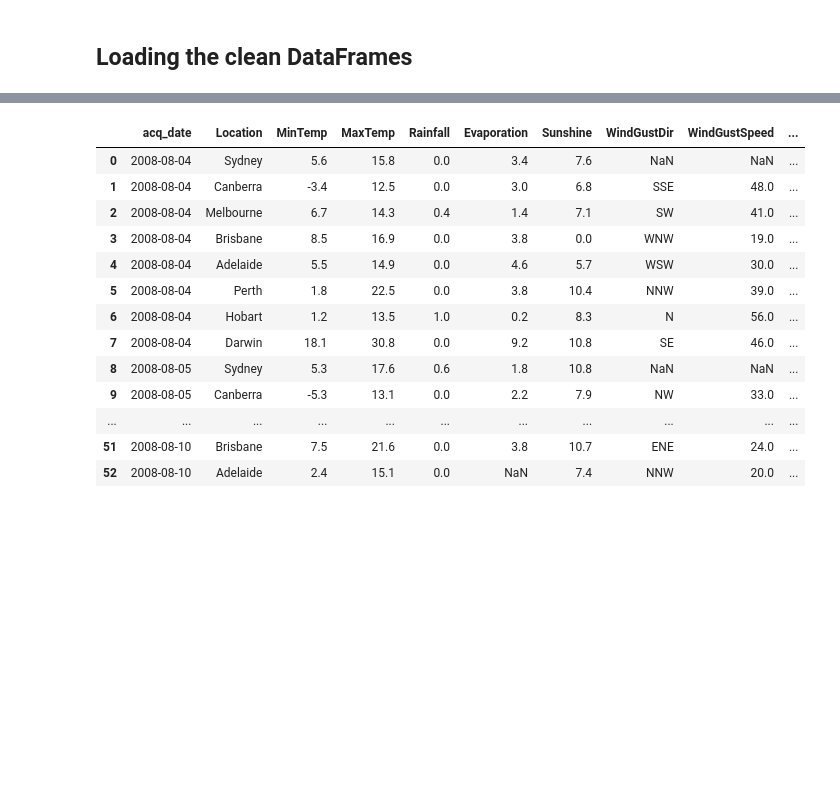
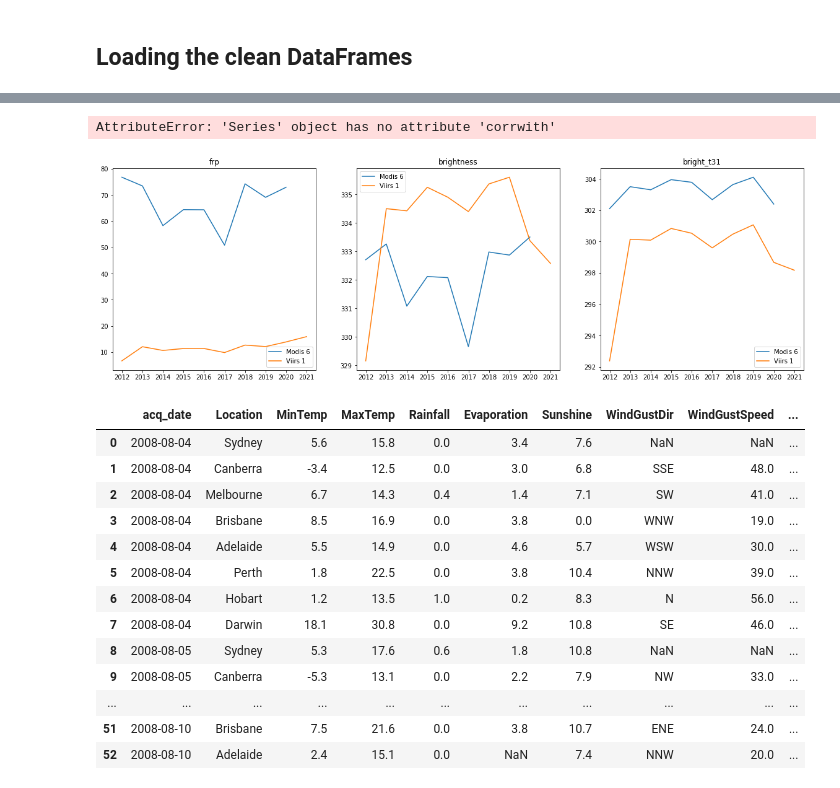
Before and after one commit to johannas/AustralienFiresFromSpace_Schoeggl_Vorauer, a Jupyter notebook: Notebooks/eda-Copy1.ipynb, the cells around one changed output, grey strips where cells are left out. Cells and saved outputs as stored; diff of their text form; code cells hidden in the pictures; blank space fills up the shorter version.

```diff
--- a/Notebooks/eda-Copy1.ipynb
+++ b/Notebooks/eda-Copy1.ipynb
@@ -78 +43,22 @@ def date_seperating(df, sel):
+# %%
+m6cols = ['frp','brightness','bright_t31']
+am6_y = timeselect(archivem6, freq='Y', columns=m6cols)
+v1cols = ['frp','bright_ti4','bright_ti5']
+av1_y = timeselect(archivev1, freq='Y', columns=v1cols)
+# %%
+am6_y_sel = am6_y[(am6_y.acq_date>=av1_y.acq_date.min()) & (am6_y.acq_date <= av1_y.acq_date.max())]
+# %%
+am6_y_sel.set_index('acq_date')['frp'].corrwith(av1_y.set_index('acq_date')['frp'])
+# %% [output]
+AttributeError: 'Series' object has no attribute 'corrwith'
+# %%
+fig, ax = plt.subplots(1,3, figsize = (20,6))
+
+for i in range(3):
+    ax[i].plot(am6_y_sel.set_index('acq_date')[m6cols[i]], label='Modis 6')
+    ax[i].plot(av1_y.set_index('acq_date')[v1cols[i]], label='Viirs 1')
+    ax[i].legend()
+    ax[i].set_title(m6cols[i])
+# %% [output]
+[figure, added]
 # %%
```
Also changed, not shown: parts of 12 cells of this notebook, 1 other file.
